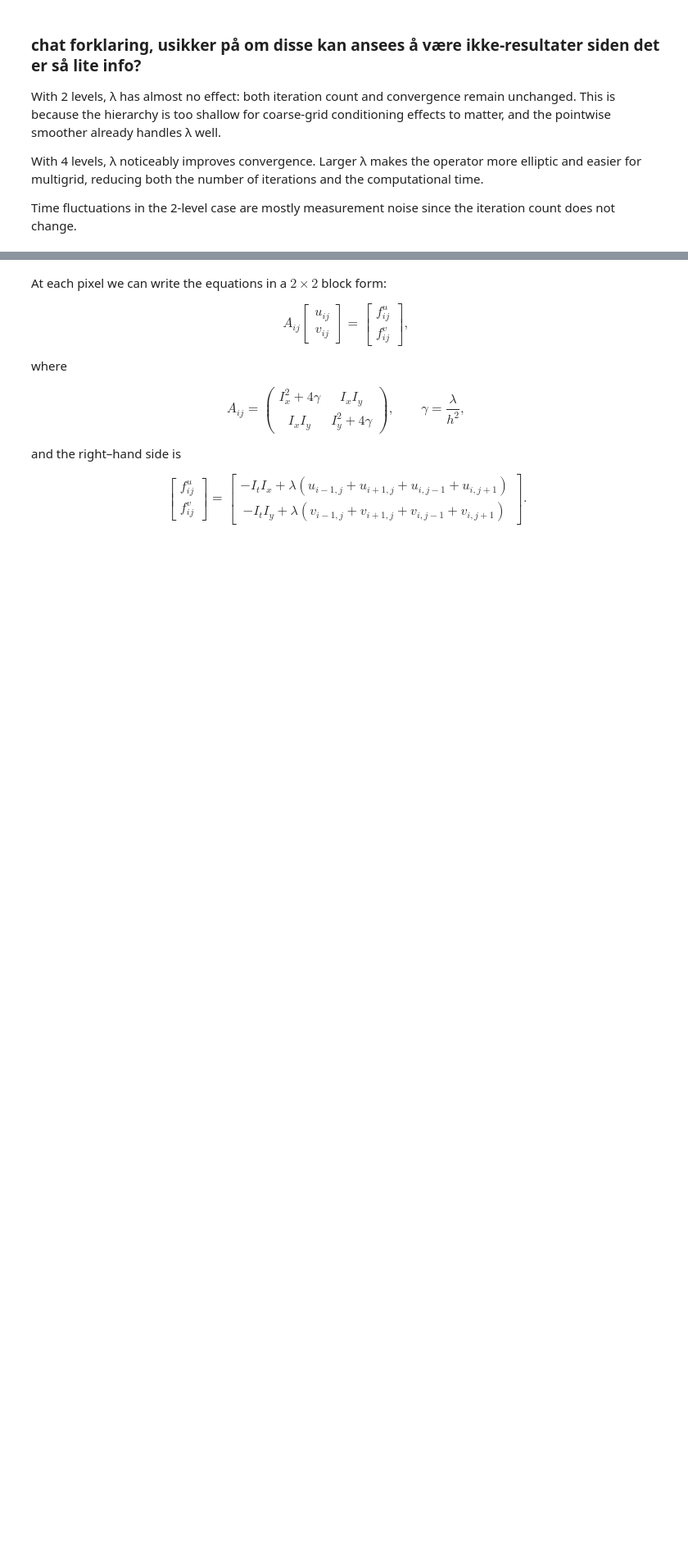
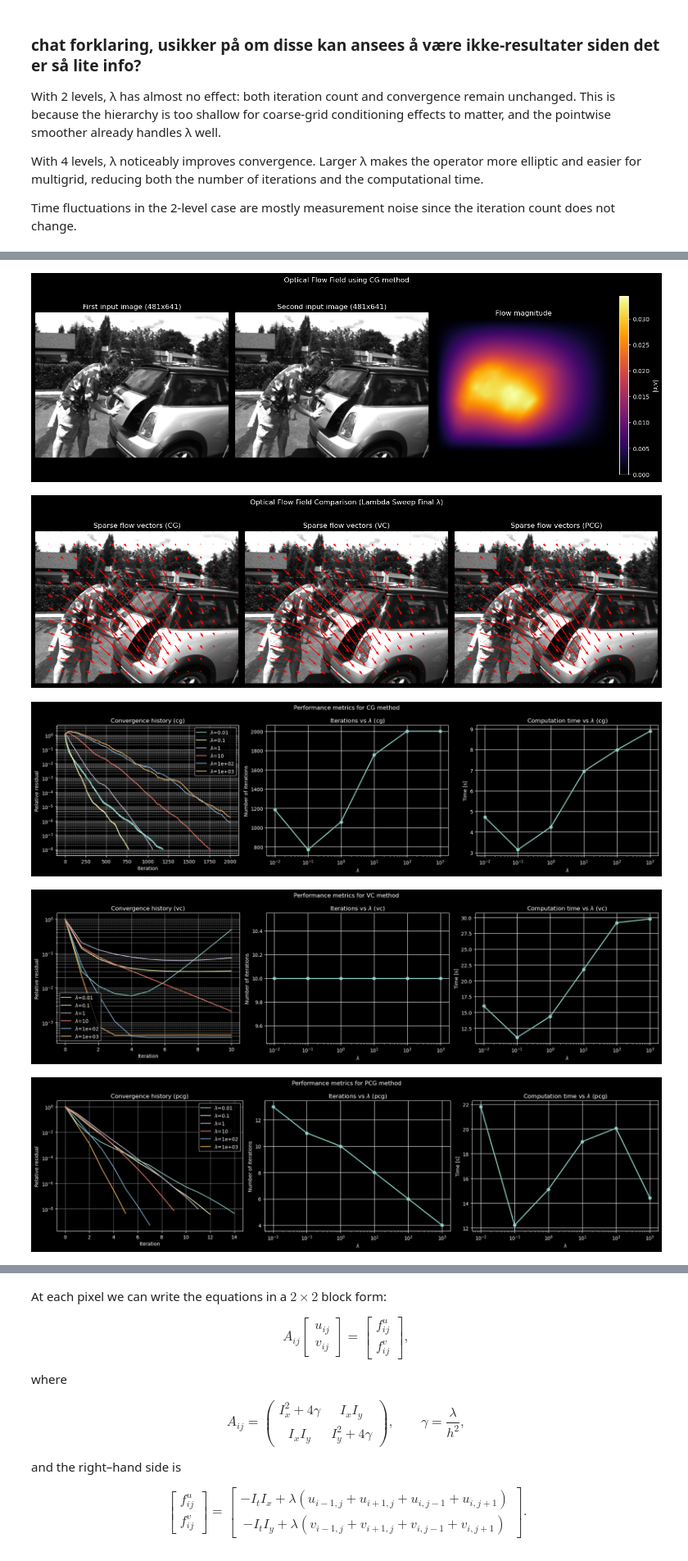
Before and after one commit to tlhaugen/TMA4205-Estimation-of-Optical-Flow, a Jupyter notebook: main.ipynb, the cells around one changed output, grey strips where cells are left out. Shown at 82% size. Drawn from its saved outputs; the diff is of its cells as text; code cells hidden in the pictures; blank space fills up the shorter version.

```diff
--- a/main.ipynb
+++ b/main.ipynb
@@ -765,36 +695,12 @@ Time fluctuations in the 2-level case are mostly measurement noise since the ite
 # %%
-
 tol = 1e-8
-maxit_cg = 3000
-maxit_vc = 10
-lams = [128, 256, 512, 1024]
+maxit = 2000
+maxit_vc = 10 #This is done as vc plateaus after just a few iterations
+sigma = 0.5
+lams = [0.01, 0.1, 1, 10, 100, 1000]
 
 frame0_path = "test_images/frame10.png"
 frame1_path = "test_images/frame11.png"
-N_synth = 260  # or whatever N you used in generate_test_image
 
-results_lambda, vis_data = run_lambda_experiment(
-    lams,
-    frame0_path,
-    frame1_path,
-    N_synth,
-    generate_test_image,
-    image_preprocess,
-    of_cg,
-    of_vc,
-    V_cycle,
-    tol=tol,
-    maxit_cg=maxit_cg,
-    maxit_vc=maxit_vc,
-)
-
-Im0_real, Im1_real, u_cg, v_cg, u_vc, v_vc, u_pcg, v_pcg = vis_data
-
-# Flow visualisation for the LAST λ
-plot_flow_field(Im0_real, Im1_real, u_cg, v_cg, method="CG")
-plot_quiver(Im0_real, u_cg, v_cg, u_vc, v_vc, u_pcg, v_pcg, step=45)
-
-# Performance vs λ for each method
-plot_performance_lambda(results_lambda, method="cg")
-plot_performance_lambda(results_lambda, method="vc")
-plot_performance_lambda(results_lambda, method="pcg")
+results_lambda = init_lambda_results(lams)
+results_lambda, u_cg, v_cg, u_vc, v_vc, u_pcg, v_pcg, I0, I1 = run_all_lambda(lams, results_lambda, frame0_path, frame1_path,tol, maxit, maxit_vc, sigma)
@@ -947,0 +707,14 @@ Single λ test: λ=2040, iterations=10, time=47.762s, final_rel=4.35e-04
+# %%
+plot_flow_field(I0, I1, u_cg, v_cg, method="CG")
+plot_quiver_lambda(I0, u_cg, v_cg, u_vc, v_vc, u_pcg, v_pcg, step=40)
+
+# Performance vs λ for each method
+plot_performance_lambda(results_lambda, method="cg")
+plot_performance_lambda(results_lambda, method="vc")
+plot_performance_lambda(results_lambda, method="pcg")
+# %% [output]
+[figure, added]
+[figure, added]
+[figure, added]
+[figure, added]
+[figure, added]
```
Also changed, not shown: parts of 19 cells of this notebook, 1 other file.
